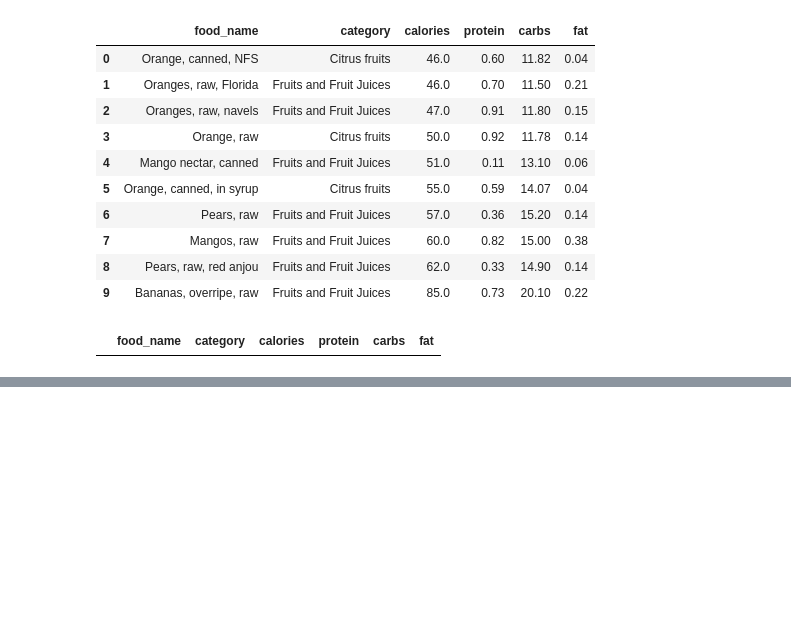
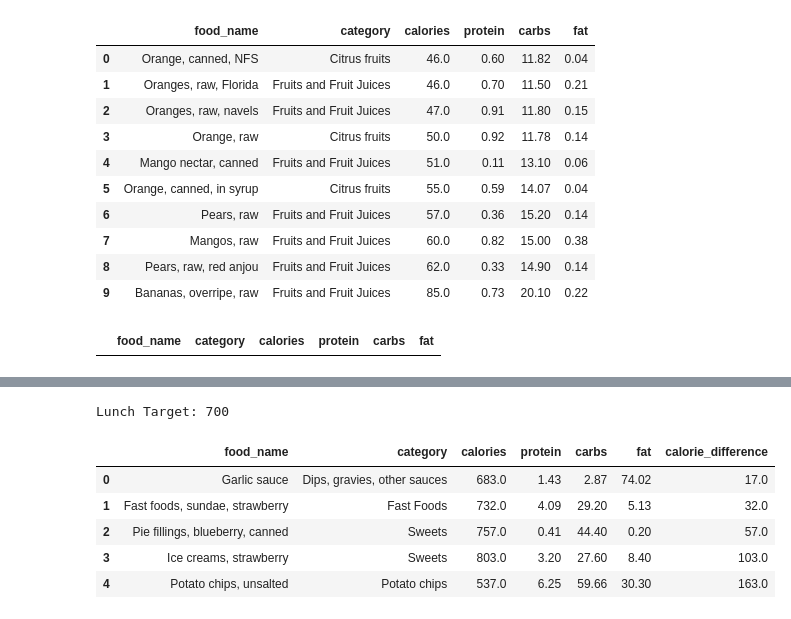
Before and after one commit to Ajitbairwa/Food-Recommendation-Nutrition-System, a Jupyter notebook: Recommendation_System.ipynb, the cells around one changed output, grey strips where cells are left out. Cells and saved outputs as stored; diff of their text form; code cells hidden in the pictures; blank space fills up the shorter version.

```diff
--- a/Recommendation_System.ipynb
+++ b/Recommendation_System.ipynb
@@ -833,0 +1060,15 @@ recommend_by_goal_and_category(
+# %%
+print(
+    "Lunch Target:",
+    meal_plan["Lunch"]["Target Calories"]
+)
+
+meal_plan["Lunch"]["Recommended Foods"]
+# %% [output]
+Lunch Target: 700
+|  | food_name | category | calories | protein | carbs | fat | calorie_difference |
+| 0 | Garlic sauce | Dips, gravies, other sauces | 683.0 | 1.43 | 2.87 | 74.02 | 17.0 |
+| 1 | Fast foods, sundae, strawberry | Fast Foods | 732.0 | 4.09 | 29.20 | 5.13 | 32.0 |
+| 2 | Pie fillings, blueberry, canned | Sweets | 757.0 | 0.41 | 44.40 | 0.20 | 57.0 |
+| 3 | Ice creams, strawberry | Sweets | 803.0 | 3.20 | 27.60 | 8.40 | 103.0 |
+| 4 | Potato chips, unsalted | Potato chips | 537.0 | 6.25 | 59.66 | 30.30 | 163.0 |
```
Also changed, not shown: parts of 19 cells of this notebook.
